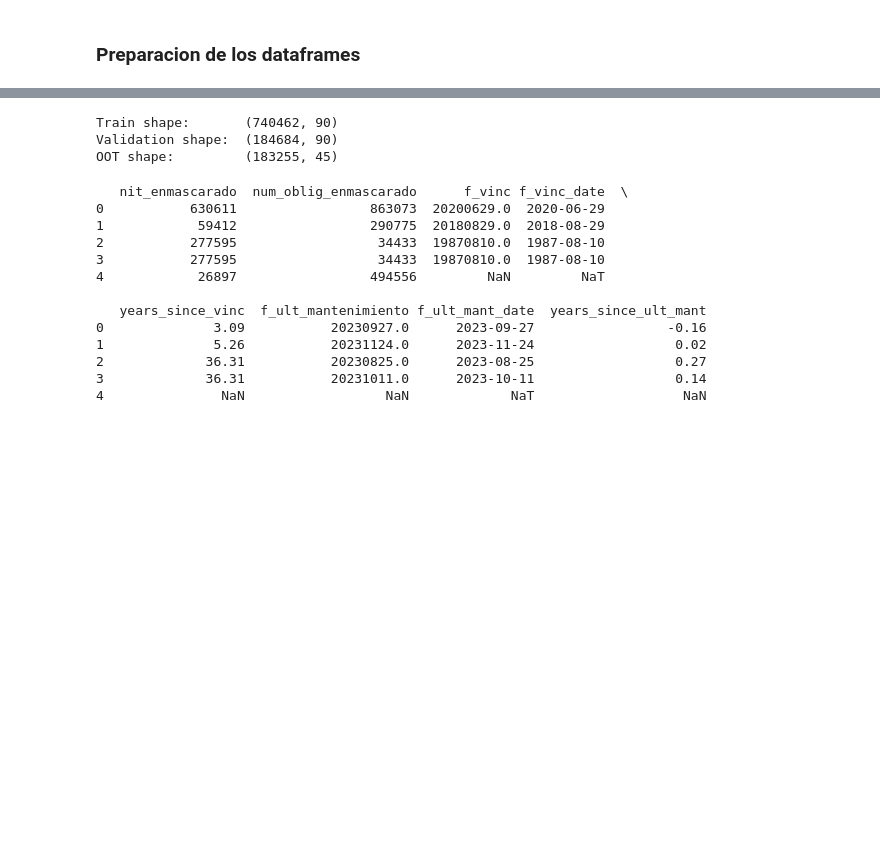
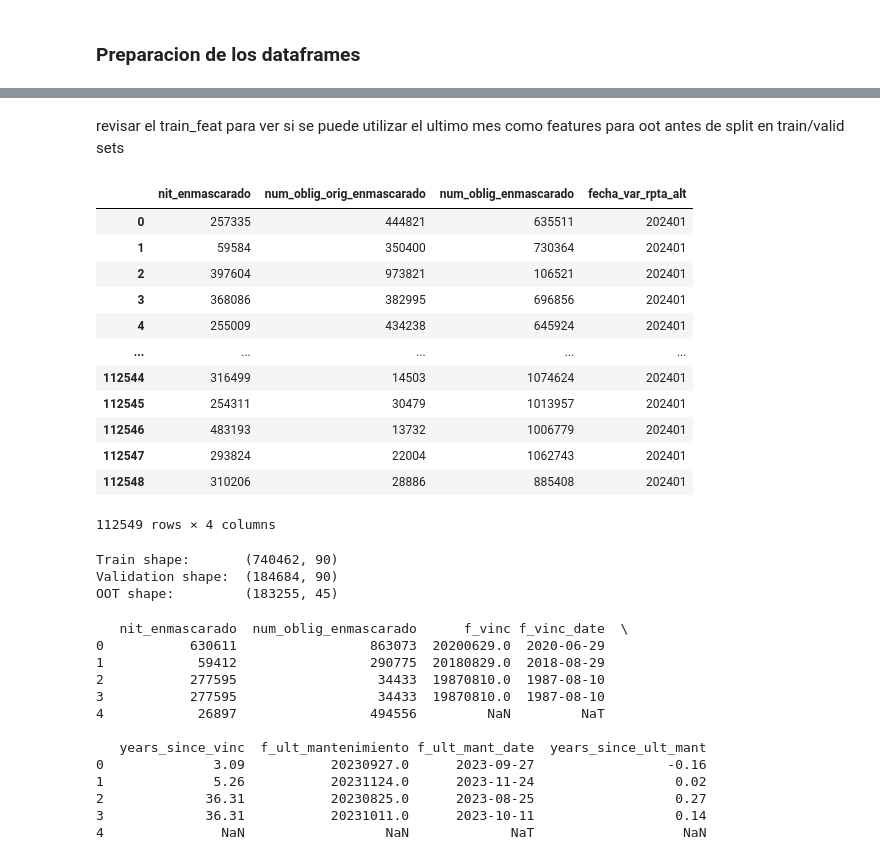
Before and after one commit to bavg22/testing, a Jupyter notebook: test.ipynb, the cells around one changed output, grey strips where cells are left out. Drawn from its saved outputs; the diff is of its cells as text; code cells hidden in the pictures; blank space fills up the shorter version.

Commit message:
Train feat data set complete, main df to get train/valid/test datasets.

```diff
--- a/test.ipynb
+++ b/test.ipynb
@@ -102,3 +256,21 @@ Primeras 5 filas de pagos:
+# %% [markdown]
+revisar el train_feat para ver si se puede utilizar el ultimo mes como features para oot antes de split en train/valid sets
+# %%
+oot
+# %% [output]
+|  | nit_enmascarado | num_oblig_orig_enmascarado | num_oblig_enmascarado | fecha_var_rpta_alt |
+| 0 | 257335 | 444821 | 635511 | 202401 |
+| 1 | 59584 | 350400 | 730364 | 202401 |
+| 2 | 397604 | 973821 | 106521 | 202401 |
+| 3 | 368086 | 382995 | 696856 | 202401 |
+| 4 | 255009 | 434238 | 645924 | 202401 |
+| ... | ... | ... | ... | ... |
+| 112544 | 316499 | 14503 | 1074624 | 202401 |
+| 112545 | 254311 | 30479 | 1013957 | 202401 |
+| 112546 | 483193 | 13732 | 1006779 | 202401 |
+| 112547 | 293824 | 22004 | 1062743 | 202401 |
+| 112548 | 310206 | 28886 | 885408 | 202401 |
+112549 rows × 4 columns
 # %%
 
 # 2️⃣ Agregado de probabilidades con manejo de NaNs
```
Also changed, not shown: parts of 6 cells of this notebook.
